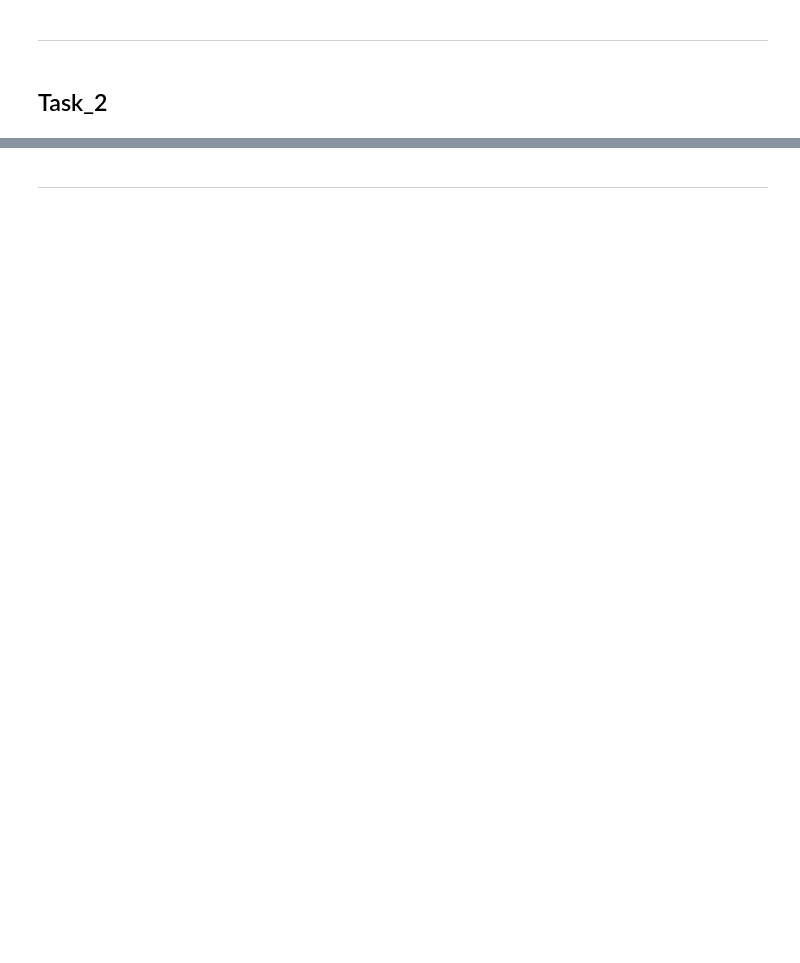
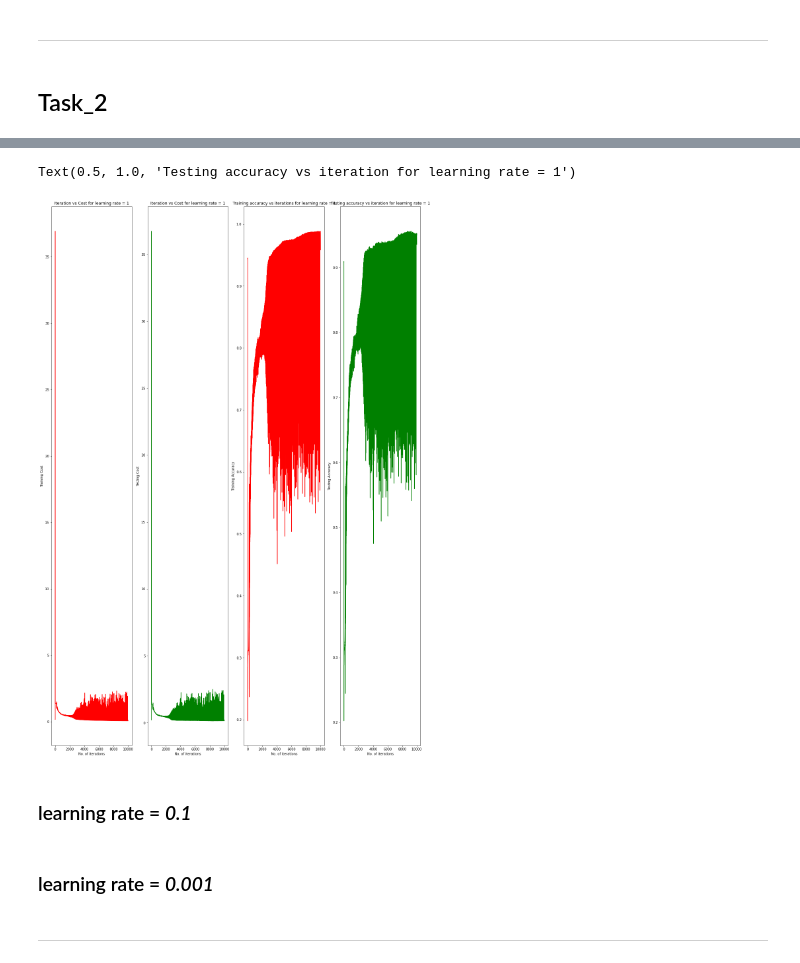
Before and after one commit to supulkalhara/Data_Science, a Jupyter notebook: SEM5_Deep_Learning_Ass_1.ipynb, the cells around one changed output, grey strips where cells are left out. Saved outputs shown, nothing was run; the diff lists cells and outputs as text; code cells hidden in the pictures; blank space fills up the shorter version.

```diff
--- a/SEM5_Deep_Learning_Ass_1.ipynb
+++ b/SEM5_Deep_Learning_Ass_1.ipynb
@@ -243,0 +305,3 @@ array([[ 0.        ,  0.        ,  0.        , ...,  0.        ,
+# %%
+X_test = X_test.to_numpy().T
+X_test.shape
@@ -243,0 +310,4 @@ array([[ 0.        ,  0.        ,  0.        , ...,  0.        ,
+# %%
+Y_test = np.squeeze(Y_test.to_numpy())
+Y_test = Y_test.reshape(Y_test.shape[0], 1)
+Y_test.shape
@@ -243,0 +316,2 @@ array([[ 0.        ,  0.        ,  0.        , ...,  0.        ,
+# %%
+Y_test_enc = ohe.fit_transform(Y_test).toarray().T
@@ -243,0 +329,60 @@ array([[ 0.        ,  0.        ,  0.        , ...,  0.        ,
+# %%
+params = default__init__()
+# %%
+fig, axes = plt.subplots(1, 4, figsize=(20, 30))
+
+costs = []
+accuracy = []
+costs_test = []
+accuracy_test = []
+
+n_iterations = 10000
+learning_rate = 1
+
+for i in tqdm(range(n_iterations)):
+  values = forward_propagation(X, params)
+  grads = backward_propagation(params, values, Y)
+  cost = find_cost(values[-1], Y)
+  costs.append(cost)
+
+  Y_pred = values[-1]
+  Y_pred = ohe.inverse_transform(Y_pred.T)
+  Y_inv = ohe.inverse_transform(Y.T)
+  accuracy.append(accuracy_score(Y_inv, Y_pred))
+
+  Y_test_pred = forward_propagation(X_test, params)[-1]
+  costs_test.append(find_cost(Y_test_pred, Y_test_enc))
+  Y_test_pred = ohe.inverse_transform(Y_test_pred.T)
+  Y_test_pred = Y_test_pred.reshape(Y_test_pred.shape[0], 1)
+  accuracy_test.append(accuracy_score(Y_test, Y_test_pred))
+
+  params = update_params(params, learning_rate, grads)
+
+axes[0].plot(costs, color='red')
+axes[0].set_xlabel("No. of iterations")
+axes[0].set_ylabel("Training Cost")
+axes[0].set_title("Iteration vs Cost for learning rate = " + str(learning_rate))
+# axes[0].show()
+
+axes[1].plot(costs_test, color='green')
+axes[1].set_xlabel("No. of iterations")
+axes[1].set_ylabel("Testing Cost")
+axes[1].set_title("Iteration vs Cost for learning rate = " + str(learning_rate))
+# axes[1].show()
+
+axes[2].plot(accuracy, color='red')
+axes[2].set_xlabel("No. of iterations")
+axes[2].set_ylabel("Training Accuracy")
+axes[2].set_title("Training accuracy vs iterations for learning rate = " + str(learning_rate))
+# axes[2].show()
+
+axes[3].plot(accuracy_test, color='green')
+axes[3].set_xlabel("No. of iterations")
+axes[3].set_ylabel("Testing Accuracy")
+axes[3].set_title("Testing accuracy vs iteration for learning rate = " + str(learning_rate))
+# axes[3].show()
+# %% [output]
+Text(0.5, 1.0, 'Testing accuracy vs iteration for learning rate = 1')
+[figure, added]
+# %% [markdown]
+### learning rate = *0.1*
@@ -243,0 +442,2 @@ array([[ 0.        ,  0.        ,  0.        , ...,  0.        ,
+# %% [markdown]
+### learning rate = *0.001*
```
Also changed, not shown: parts of 32 cells of this notebook.
